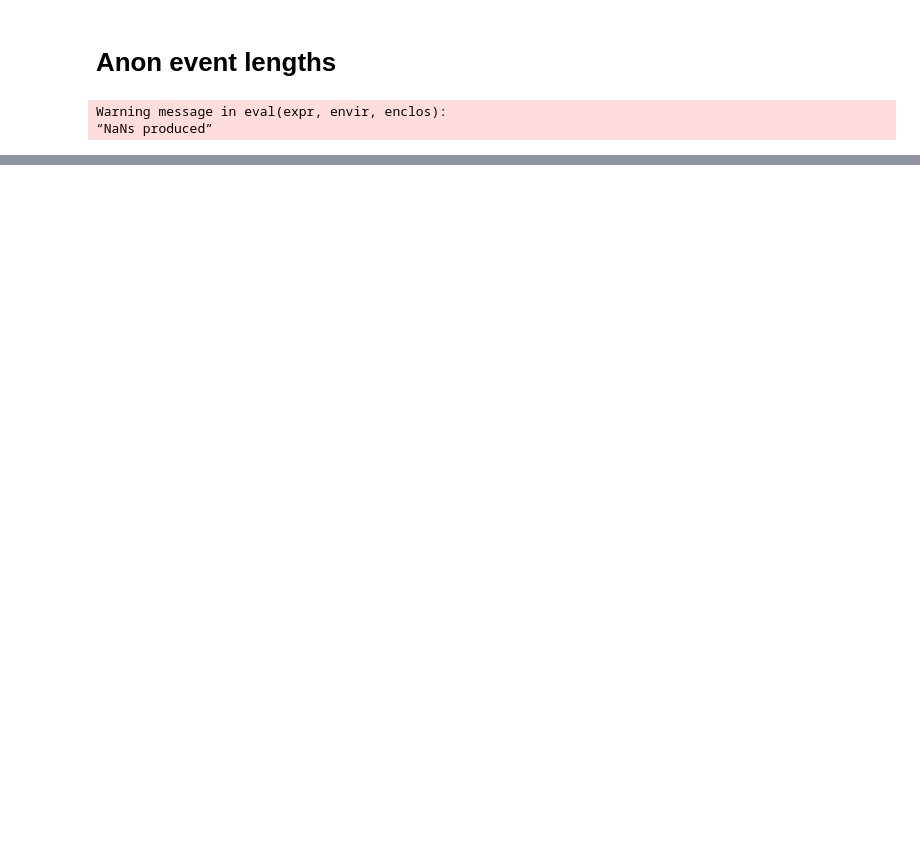
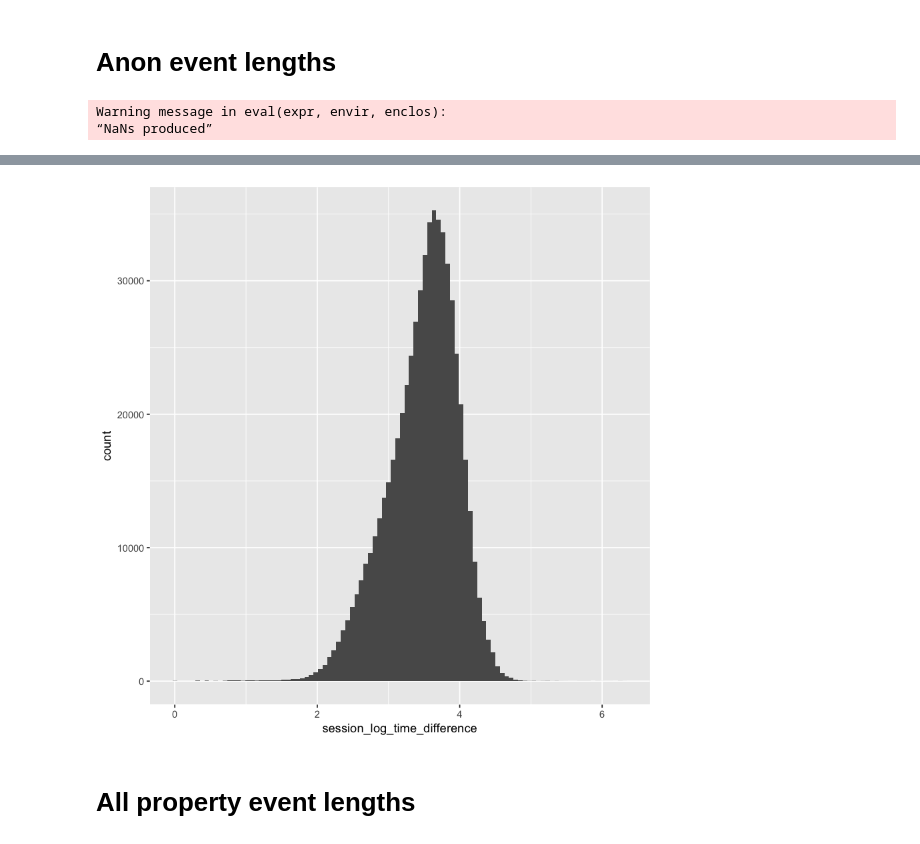
Before and after one commit to hall1467/wikidata_usage_tracking, a Jupyter notebook: jupyter_notebooks/edit_type_analyses/session_length.ipynb, the cells around one changed output, grey strips where cells are left out. Drawn from its saved outputs; the diff is of its cells as text; code cells hidden in the pictures; blank space fills up the shorter version.

```diff
--- a/jupyter_notebooks/edit_type_analyses/session_length.ipynb
+++ b/jupyter_notebooks/edit_type_analyses/session_length.ipynb
@@ -90,0 +144,6 @@ Warning message:
+# %%
+ggplot(human_mwsessions_results[human_mwsessions_results$events >= 10,],
+       aes(x=session_log_time_difference)) +
+geom_histogram(bins=100) #+
+#scale_x_continuous(breaks=log10(c(2,10,60)))
+# %% [output]
@@ -90,0 +152,3 @@ Warning message:
+[figure, added]
+# %% [markdown]
+# All property event lengths
```
Also changed, not shown: parts of 38 cells of this notebook, 1 other file.
